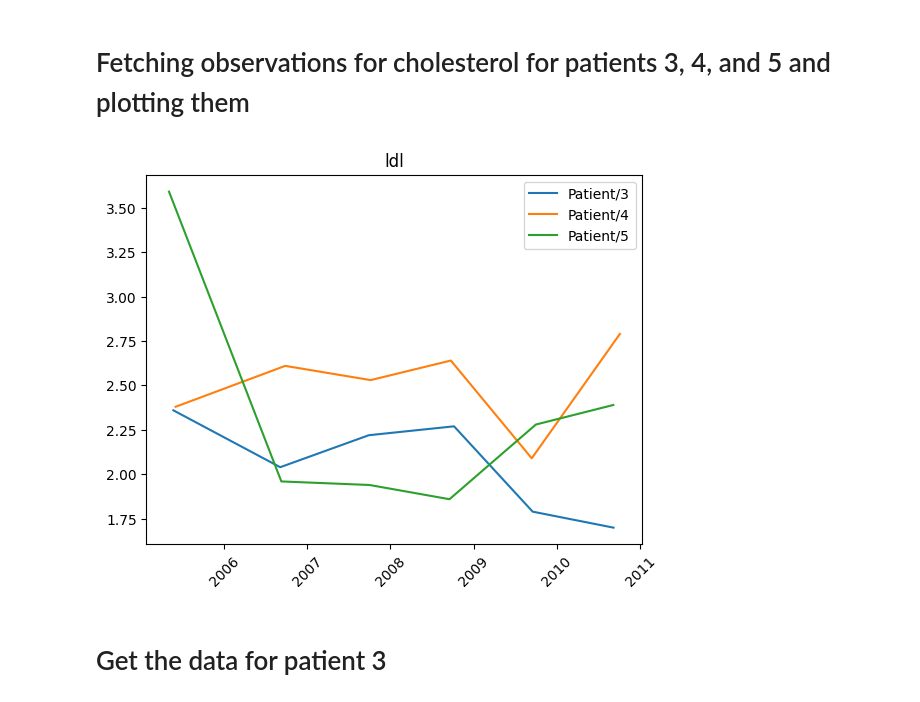
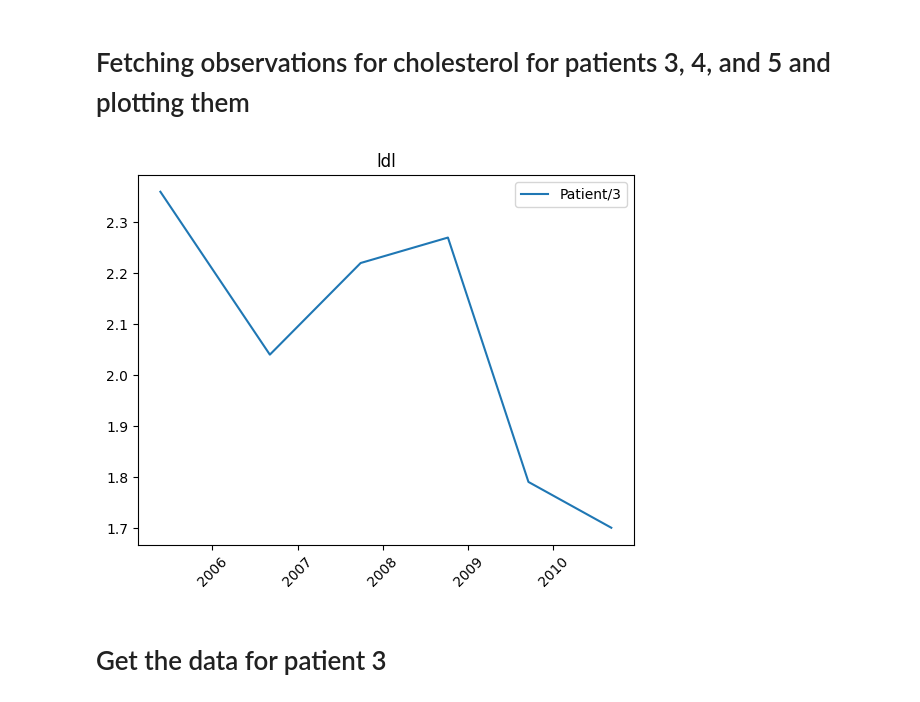
Before and after one commit to KarlRojas/Cancer_Care_Dashboard, a Jupyter notebook: fhir_workshop.ipynb, the cells around one changed output. Cells and saved outputs as stored; diff of their text form; code cells hidden in the pictures.

```diff
--- a/fhir_workshop.ipynb
+++ b/fhir_workshop.ipynb
@@ -75,23 +75,23 @@ memory usage: 1.1+ KB
 # %%
 snomed_entry = snomed_df.loc[snomed_df['label'] == 'ldl'].iloc[0]
 
-response = requests.get('{}/{}?patient={}&code={}'.format(BASE_URL, 'Observation', '3,4,5', snomed_entry['code']))
+response = requests.get('{}/{}?patient={}&code={}'.format(BASE_URL, 'Observation', '3', snomed_entry['code']))
 
 measures_df = pd.json_normalize(response.json(), record_path='entry')[
     ['resource.subject.reference', 'resource.effectiveDateTime', 'resource.valueQuantity.value']]
 measures_df = measures_df.astype({'resource.effectiveDateTime': 'datetime64[ns]', 'resource.valueQuantity.value': 'float64'})
 
 for patient in measures_df['resource.subject.reference'].value_counts().index:
     patient_measures_df = measures_df.loc[measures_df['resource.subject.reference'] == patient]
 
     plt.plot(patient_measures_df['resource.effectiveDateTime'], patient_measures_df['resource.valueQuantity.value'], label=patient)
 
 plt.title(snomed_entry['label'])
 plt.legend()
 plt.xticks(rotation=45)
 plt.show()
 # %% [output]
-[figure, old version]
+[figure, new version]
 # %% [markdown]
 # Get the data for patient 3
 # %% [markdown]
```
Also changed, not shown: 3 other files.
